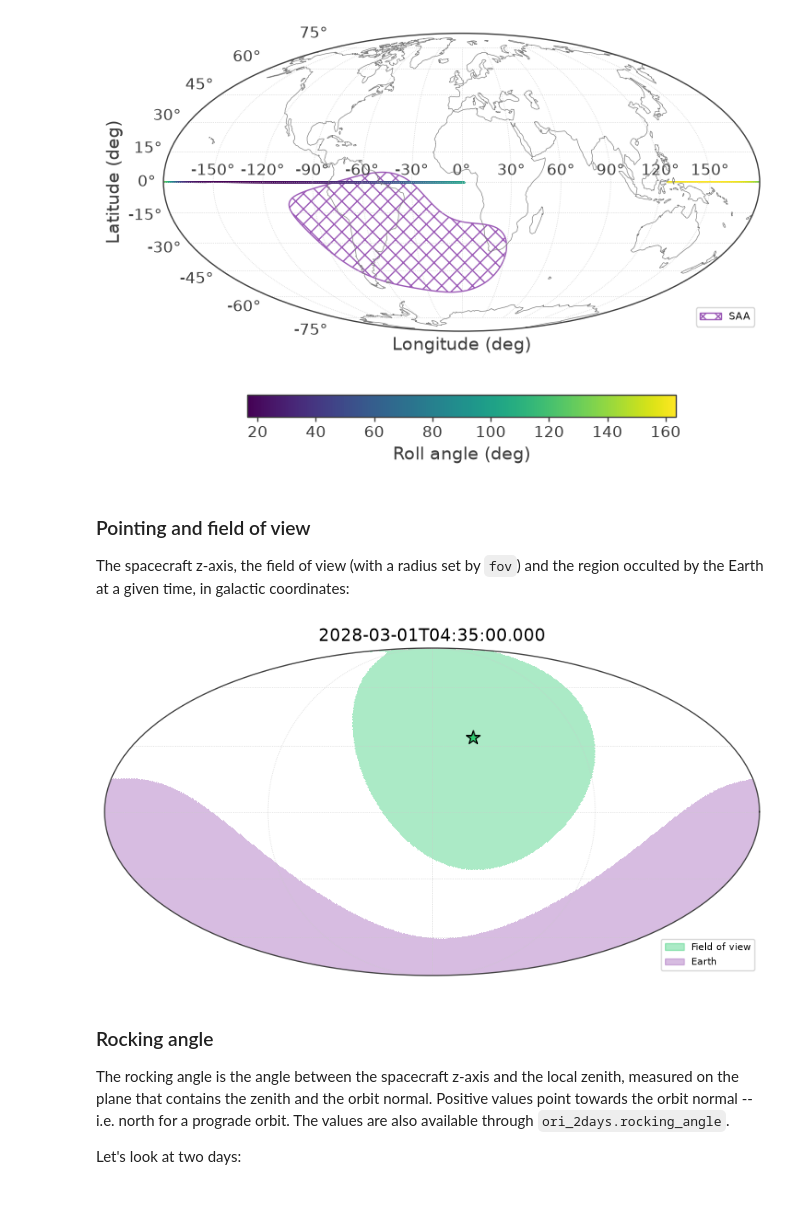
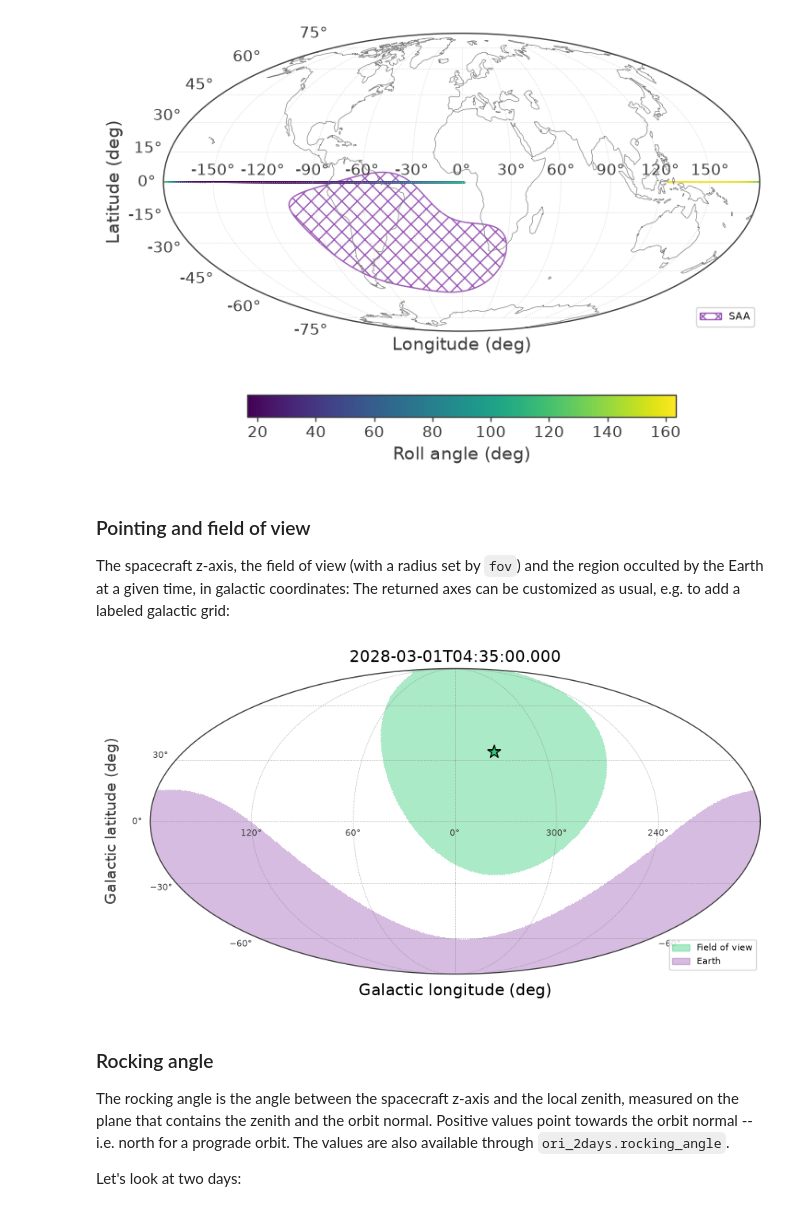
Before and after one commit to cositools/cosipy, a Jupyter notebook: docs/tutorials/response/SpacecraftFile.ipynb, the cells around one changed output. Drawn from its saved outputs; the diff is of its cells as text; code cells hidden in the pictures.

Commit message:
Add a labeled galactic grid to the plot_pointing example in the tutorial
Co-Authored-By: Claude Opus 5.5 <noreply@anthropic.com>
Claude-Session: https://claude.ai/code/session_01Kt3d7sC8rxCykJTREdozEn

```diff
--- a/docs/tutorials/response/SpacecraftFile.ipynb
+++ b/docs/tutorials/response/SpacecraftFile.ipynb
@@ -107,11 +107,21 @@ ori_orbit.plot_orbit();
 # %% [markdown]
 ### Pointing and field of view
 
-The spacecraft z-axis, the field of view (with a radius set by `fov`) and the region occulted by the Earth at a given time, in galactic coordinates:
+The spacecraft z-axis, the field of view (with a radius set by `fov`) and the region occulted by the Earth at a given time, in galactic coordinates: The returned axes can be customized as usual, e.g. to add a labeled galactic grid:
 # %%
-ori_day.plot_pointing(ori_day.tstart + 3*u.h, fov = 60*u.deg);
+ax = ori_day.plot_pointing(ori_day.tstart + 3*u.h, fov = 60*u.deg)
+
+lon, lat = ax.coords
+ax.coords.grid(True, color = '0.5', ls = ':')
+for coord, spacing in [(lon, 60), (lat, 30)]:
+    coord.set_ticks(spacing = spacing*u.deg)
+    coord.set_major_formatter('d')
+    coord.set_ticklabel_visible(True)
+    coord.set_ticklabel(fontsize = 8)
+lat.set_axislabel('Galactic latitude (deg)')
+ax.text(0.5, -0.03, 'Galactic longitude (deg)', transform = ax.transAxes, ha = 'center', va = 'top', fontsize = 'large');
 # %% [output]
-[figure, old version]
+[figure, new version]
 # %% [markdown]
 ### Rocking angle
 
```
